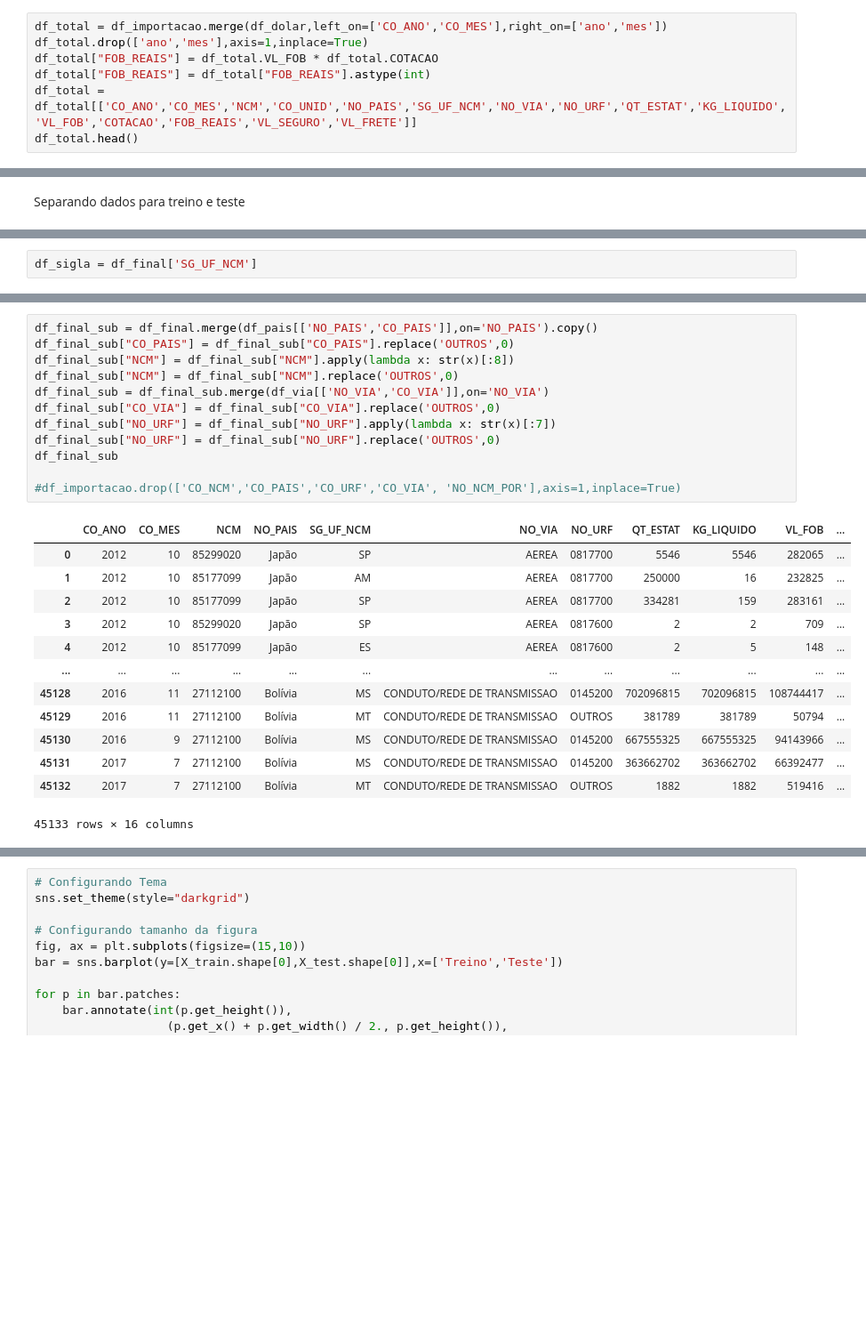
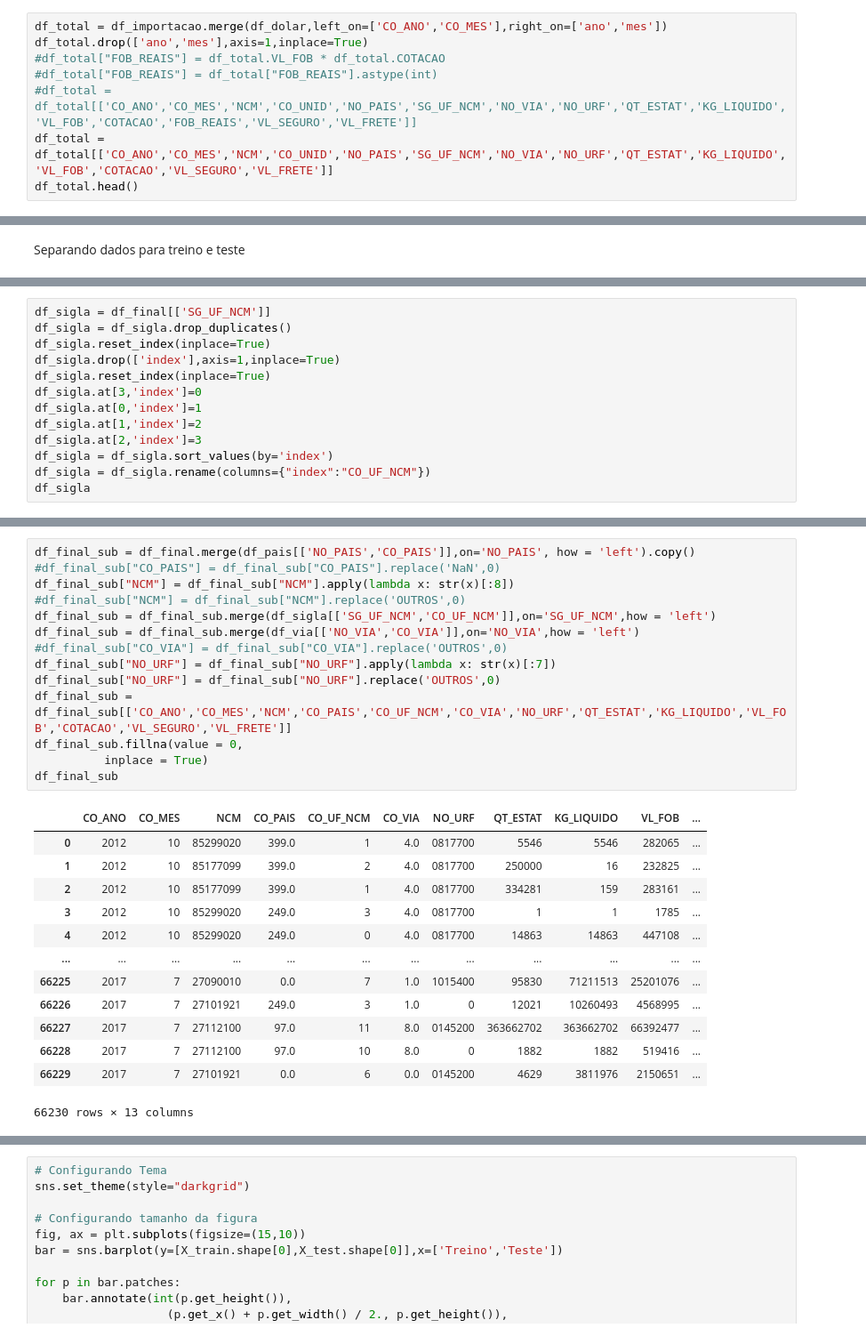
Before and after one commit to Danielpsob/DSWP, a Jupyter notebook: notebooks/analise_dados29-03.ipynb, the cells around one changed output, grey strips where cells are left out. Shown at 89% size. Cells and saved outputs as stored; diff of their text form; blank space fills up the shorter version.

```diff
--- a/notebooks/analise_dados29-03.ipynb
+++ b/notebooks/analise_dados29-03.ipynb
@@ -336,9 +336,10 @@ memory usage: 3.0 KB
 # %%
 df_total = df_importacao.merge(df_dolar,left_on=['CO_ANO','CO_MES'],right_on=['ano','mes'])
 df_total.drop(['ano','mes'],axis=1,inplace=True)
-df_total["FOB_REAIS"] = df_total.VL_FOB * df_total.COTACAO
-df_total["FOB_REAIS"] = df_total["FOB_REAIS"].astype(int)
-df_total = df_total[['CO_ANO','CO_MES','NCM','CO_UNID','NO_PAIS','SG_UF_NCM','NO_VIA','NO_URF','QT_ESTAT','KG_LIQUIDO','VL_FOB','COTACAO','FOB_REAIS','VL_SEGURO','VL_FRETE']]
+#df_total["FOB_REAIS"] = df_total.VL_FOB * df_total.COTACAO
+#df_total["FOB_REAIS"] = df_total["FOB_REAIS"].astype(int)
+#df_total = df_total[['CO_ANO','CO_MES','NCM','CO_UNID','NO_PAIS','SG_UF_NCM','NO_VIA','NO_URF','QT_ESTAT','KG_LIQUIDO','VL_FOB','COTACAO','FOB_REAIS','VL_SEGURO','VL_FRETE']]
+df_total = df_total[['CO_ANO','CO_MES','NCM','CO_UNID','NO_PAIS','SG_UF_NCM','NO_VIA','NO_URF','QT_ESTAT','KG_LIQUIDO','VL_FOB','COTACAO','VL_SEGURO','VL_FRETE']]
 df_total.head()
 # %% [output]
 |  | CO_ANO | CO_MES | NCM | CO_UNID | NO_PAIS | SG_UF_NCM | NO_VIA | NO_URF | QT_ESTAT | KG_LIQUIDO | ... |
@@ -1059,2 +1071,13 @@ df_final.head()
 # %%
-df_sigla = df_final['SG_UF_NCM']
+df_sigla = df_final[['SG_UF_NCM']]
+df_sigla = df_sigla.drop_duplicates()
+df_sigla.reset_index(inplace=True)
+df_sigla.drop(['index'],axis=1,inplace=True)
+df_sigla.reset_index(inplace=True)
+df_sigla.at[3,'index']=0
+df_sigla.at[0,'index']=1
+df_sigla.at[1,'index']=2
+df_sigla.at[2,'index']=3
+df_sigla = df_sigla.sort_values(by='index')
+df_sigla = df_sigla.rename(columns={"index":"CO_UF_NCM"})
+df_sigla
@@ -1061,29 +1099,31 @@ df_sigla = df_final['SG_UF_NCM']
 # %%
-df_final_sub = df_final.merge(df_pais[['NO_PAIS','CO_PAIS']],on='NO_PAIS').copy()
-df_final_sub["CO_PAIS"] = df_final_sub["CO_PAIS"].replace('OUTROS',0)
+df_final_sub = df_final.merge(df_pais[['NO_PAIS','CO_PAIS']],on='NO_PAIS', how = 'left').copy()
+#df_final_sub["CO_PAIS"] = df_final_sub["CO_PAIS"].replace('NaN',0)
 df_final_sub["NCM"] = df_final_sub["NCM"].apply(lambda x: str(x)[:8])
-df_final_sub["NCM"] = df_final_sub["NCM"].replace('OUTROS',0)
-df_final_sub = df_final_sub.merge(df_via[['NO_VIA','CO_VIA']],on='NO_VIA')
-df_final_sub["CO_VIA"] = df_final_sub["CO_VIA"].replace('OUTROS',0)
+#df_final_sub["NCM"] = df_final_sub["NCM"].replace('OUTROS',0)
+df_final_sub = df_final_sub.merge(df_sigla[['SG_UF_NCM','CO_UF_NCM']],on='SG_UF_NCM',how = 'left')
+df_final_sub = df_final_sub.merge(df_via[['NO_VIA','CO_VIA']],on='NO_VIA',how = 'left')
+#df_final_sub["CO_VIA"] = df_final_sub["CO_VIA"].replace('OUTROS',0)
 df_final_sub["NO_URF"] = df_final_sub["NO_URF"].apply(lambda x: str(x)[:7])
 df_final_sub["NO_URF"] = df_final_sub["NO_URF"].replace('OUTROS',0)
+df_final_sub = df_final_sub[['CO_ANO','CO_MES','NCM','CO_PAIS','CO_UF_NCM','CO_VIA','NO_URF','QT_ESTAT','KG_LIQUIDO','VL_FOB','COTACAO','VL_SEGURO','VL_FRETE']]
+df_final_sub.fillna(value = 0,
+          inplace = True)
 df_final_sub
-
-#df_importacao.drop(['CO_NCM','CO_PAIS','CO_URF','CO_VIA', 'NO_NCM_POR'],axis=1,inplace=True)
 # %% [output]
-|  | CO_ANO | CO_MES | NCM | NO_PAIS | SG_UF_NCM | NO_VIA | NO_URF | QT_ESTAT | KG_LIQUIDO | VL_FOB | ... |
-| 0 | 2012 | 10 | 85299020 | Japão | SP | AEREA | 0817700 | 5546 | 5546 | 282065 | ... |
-| 1 | 2012 | 10 | 85177099 | Japão | AM | AEREA | 0817700 | 250000 | 16 | 232825 | ... |
-| 2 | 2012 | 10 | 85177099 | Japão | SP | AEREA | 0817700 | 334281 | 159 | 283161 | ... |
-| 3 | 2012 | 10 | 85299020 | Japão | SP | AEREA | 0817600 | 2 | 2 | 709 | ... |
-| 4 | 2012 | 10 | 85177099 | Japão | ES | AEREA | 0817600 | 2 | 5 | 148 | ... |
+|  | CO_ANO | CO_MES | NCM | CO_PAIS | CO_UF_NCM | CO_VIA | NO_URF | QT_ESTAT | KG_LIQUIDO | VL_FOB | ... |
+| 0 | 2012 | 10 | 85299020 | 399.0 | 1 | 4.0 | 0817700 | 5546 | 5546 | 282065 | ... |
+| 1 | 2012 | 10 | 85177099 | 399.0 | 2 | 4.0 | 0817700 | 250000 | 16 | 232825 | ... |
+| 2 | 2012 | 10 | 85177099 | 399.0 | 1 | 4.0 | 0817700 | 334281 | 159 | 283161 | ... |
+| 3 | 2012 | 10 | 85299020 | 249.0 | 3 | 4.0 | 0817700 | 1 | 1 | 1785 | ... |
+| 4 | 2012 | 10 | 85299020 | 249.0 | 0 | 4.0 | 0817700 | 14863 | 14863 | 447108 | ... |
 | ... | ... | ... | ... | ... | ... | ... | ... | ... | ... | ... | ... |
-| 45128 | 2016 | 11 | 27112100 | Bolívia | MS | CONDUTO/REDE DE TRANSMISSAO | 0145200 | 702096815 | 702096815 | 108744417 | ... |
-| 45129 | 2016 | 11 | 27112100 | Bolívia | MT | CONDUTO/REDE DE TRANSMISSAO | OUTROS | 381789 | 381789 | 50794 | ... |
-| 45130 | 2016 | 9 | 27112100 | Bolívia | MS | CONDUTO/REDE DE TRANSMISSAO | 0145200 | 667555325 | 667555325 | 94143966 | ... |
-| 45131 | 2017 | 7 | 27112100 | Bolívia | MS | CONDUTO/REDE DE TRANSMISSAO | 0145200 | 363662702 | 363662702 | 66392477 | ... |
-| 45132 | 2017 | 7 | 27112100 | Bolívia | MT | CONDUTO/REDE DE TRANSMISSAO | OUTROS | 1882 | 1882 | 519416 | ... |
+| 66225 | 2017 | 7 | 27090010 | 0.0 | 7 | 1.0 | 1015400 | 95830 | 71211513 | 25201076 | ... |
+| 66226 | 2017 | 7 | 27101921 | 249.0 | 3 | 1.0 | 0 | 12021 | 10260493 | 4568995 | ... |
+| 66227 | 2017 | 7 | 27112100 | 97.0 | 11 | 8.0 | 0145200 | 363662702 | 363662702 | 66392477 | ... |
+| 66228 | 2017 | 7 | 27112100 | 97.0 | 10 | 8.0 | 0 | 1882 | 1882 | 519416 | ... |
+| 66229 | 2017 | 7 | 27101921 | 0.0 | 6 | 0.0 | 0145200 | 4629 | 3811976 | 2150651 | ... |
-45133 rows × 16 columns
+66230 rows × 13 columns
 # %%
 from sklearn.model_selection import train_test_split
 
```
Also changed, not shown: parts of 23 cells of this notebook.
